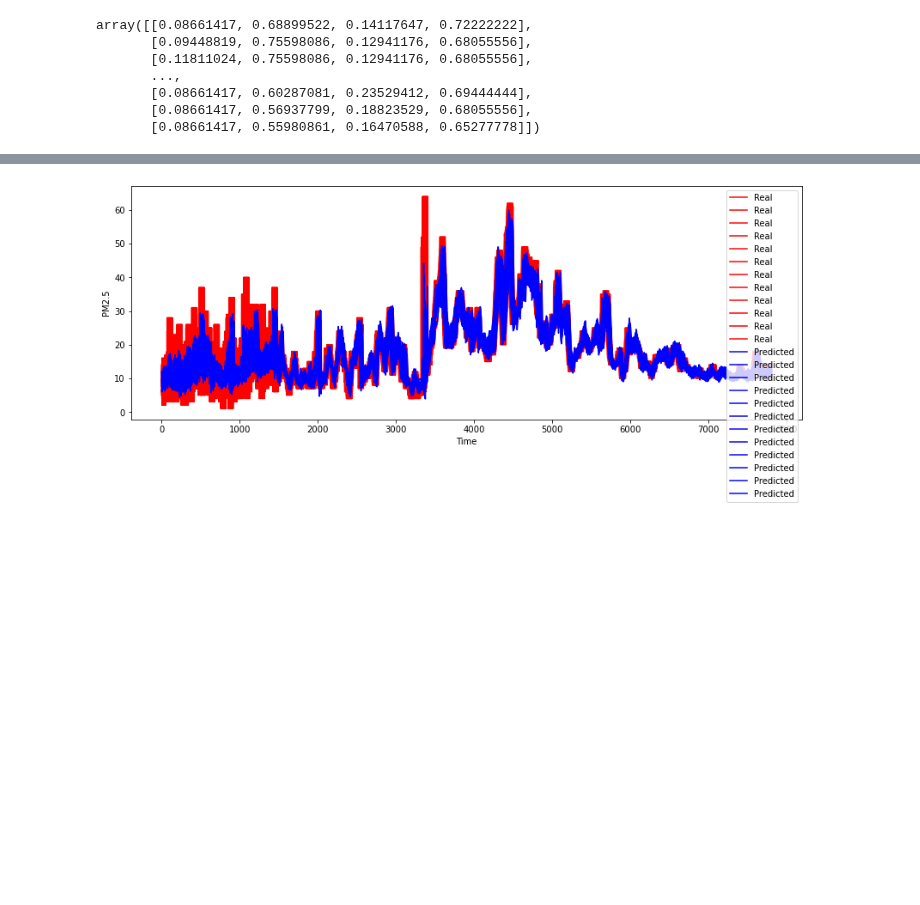
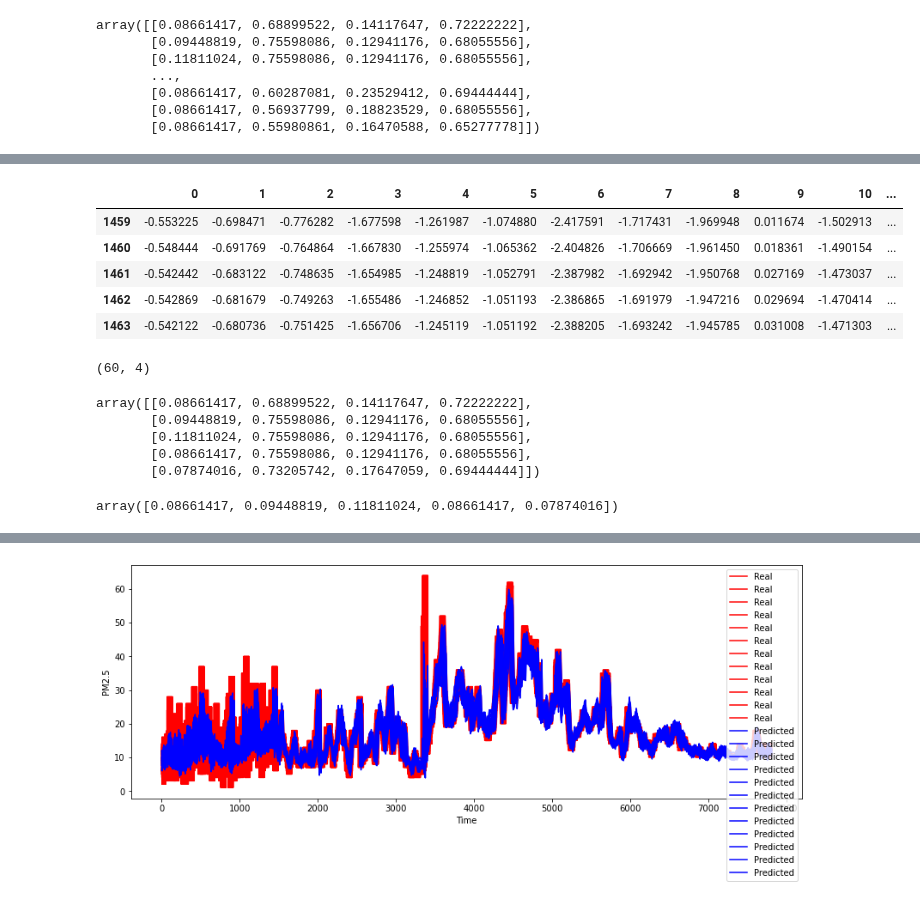
Before and after one commit to NKIKK/ProjectPM2-5_aGroup, a Jupyter notebook: Submit/model.ipynb, the cells around one changed output, grey strips where cells are left out. Drawn from its saved outputs; the diff is of its cells as text; code cells hidden in the pictures; blank space fills up the shorter version.

```diff
--- a/Submit/model.ipynb
+++ b/Submit/model.ipynb
@@ -184,0 +279,9 @@ array([[0.08661417, 0.68899522, 0.14117647, 0.72222222],
+# %%
+df2.tail()
+# %% [output]
+|  | 0 | 1 | 2 | 3 | 4 | 5 | 6 | 7 | 8 | 9 | 10 | ... |
+| 1459 | -0.553225 | -0.698471 | -0.776282 | -1.677598 | -1.261987 | -1.074880 | -2.417591 | -1.717431 | -1.969948 | 0.011674 | -1.502913 | ... |
+| 1460 | -0.548444 | -0.691769 | -0.764864 | -1.667830 | -1.255974 | -1.065362 | -2.404826 | -1.706669 | -1.961450 | 0.018361 | -1.490154 | ... |
+| 1461 | -0.542442 | -0.683122 | -0.748635 | -1.654985 | -1.248819 | -1.052791 | -2.387982 | -1.692942 | -1.950768 | 0.027169 | -1.473037 | ... |
+| 1462 | -0.542869 | -0.681679 | -0.749263 | -1.655486 | -1.246852 | -1.051193 | -2.386865 | -1.691979 | -1.947216 | 0.029694 | -1.470414 | ... |
+| 1463 | -0.542122 | -0.680736 | -0.751425 | -1.656706 | -1.245119 | -1.051192 | -2.388205 | -1.693242 | -1.945785 | 0.031008 | -1.471303 | ... |
@@ -185,3 +290,7 @@ array([[0.08661417, 0.68899522, 0.14117647, 0.72222222],
+# %%
+X_test.shape
+# %% [output]
+(60, 4)
 # %%
 X_test = []
 y_test = []
@@ -193,6 +302,18 @@ for i in range(60, inputs.shape[0]):
         #print(i,j,i-60+j*6)
         a.append(inputs[min(i-60+j*6,inputs.shape[0]-1),0])
     y_test.append(a)
+# %%
+inputs[0:5]
+# %% [output]
+array([[0.08661417, 0.68899522, 0.14117647, 0.72222222],
+       [0.09448819, 0.75598086, 0.12941176, 0.68055556],
+       [0.11811024, 0.75598086, 0.12941176, 0.68055556],
+       [0.08661417, 0.75598086, 0.12941176, 0.68055556],
+       [0.07874016, 0.73205742, 0.17647059, 0.69444444]])
+# %%
+inputs[0:5,0]
+# %% [output]
+array([0.08661417, 0.09448819, 0.11811024, 0.08661417, 0.07874016])
 # %%
 X_test, y_test = np.array(X_test), np.array(y_test)
 X_test.shape, y_test.shape
```
Also changed, not shown: parts of 30 cells of this notebook, 8 other files.
